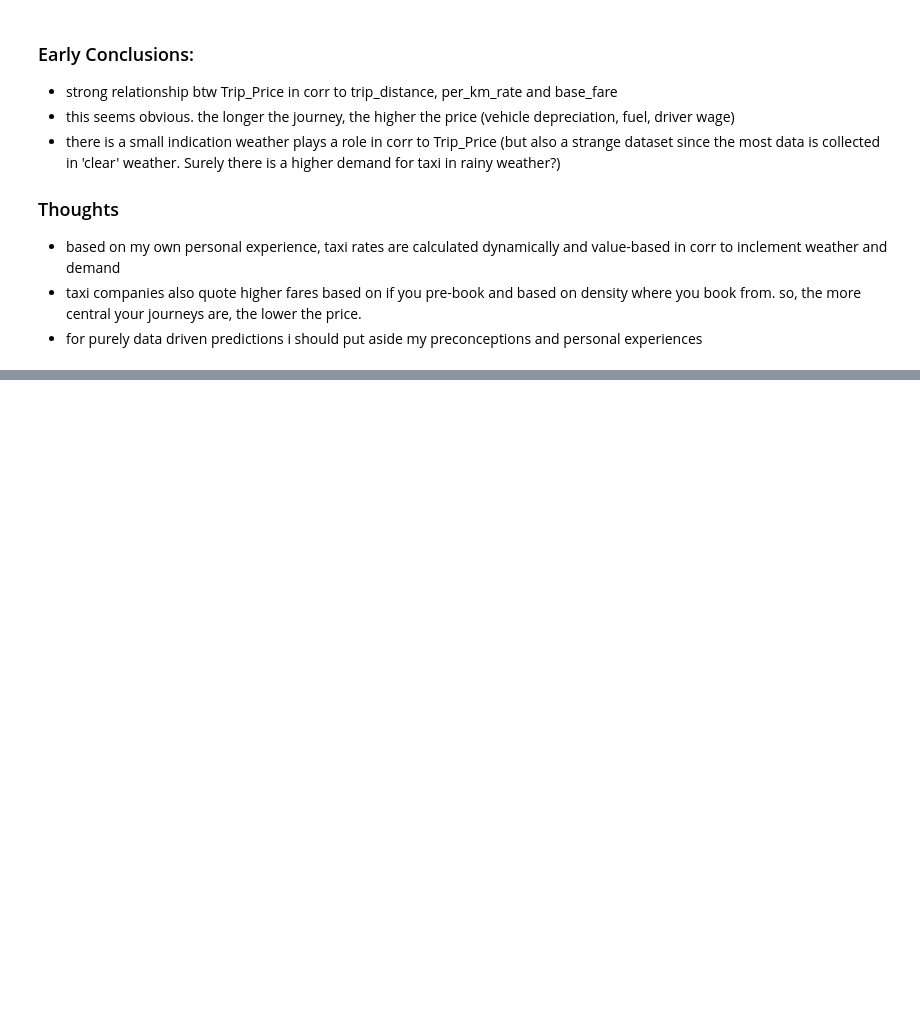
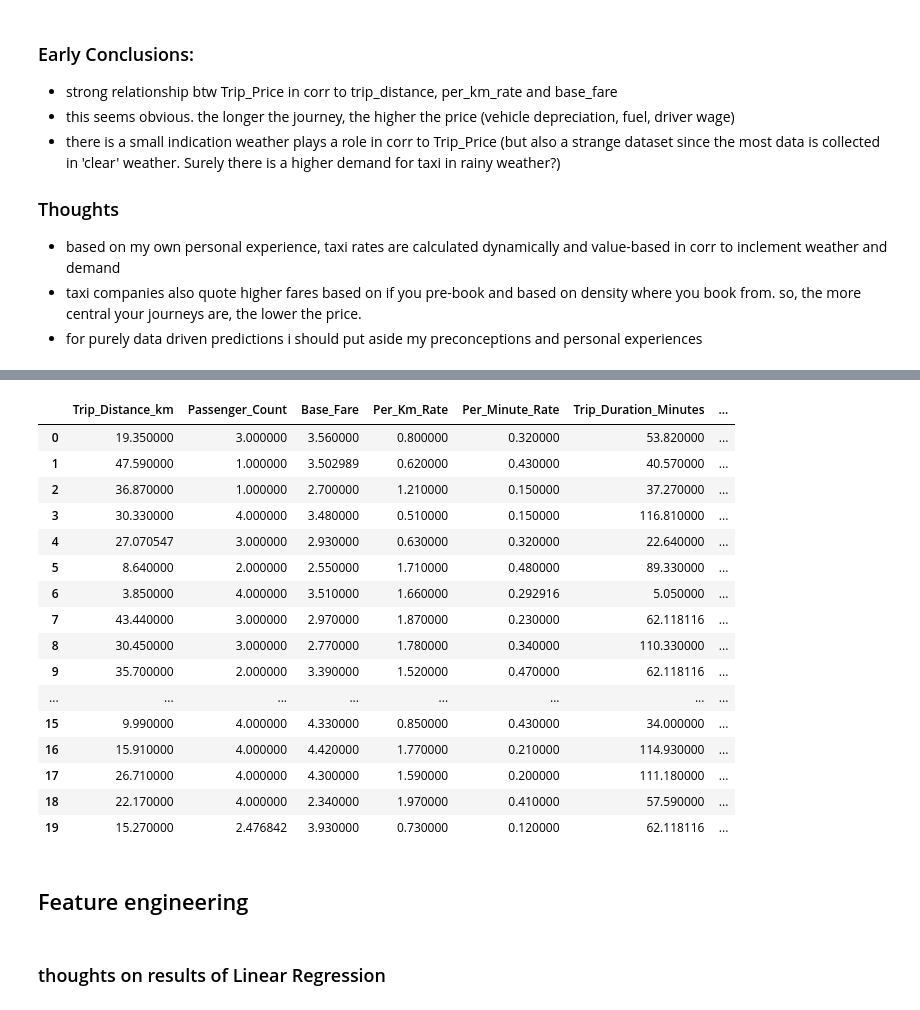
Before and after one commit to SusannaR11/taxipred-prediction-fullstack-SUSANNA-ROKKA-OPA24, a Jupyter notebook: explorations/eda.ipynb, the cells around one changed output, grey strips where cells are left out. Cells and saved outputs as stored; diff of their text form; code cells hidden in the pictures; blank space fills up the shorter version.

Commit message:
further eda. data set cleaned

```diff
--- a/explorations/eda.ipynb
+++ b/explorations/eda.ipynb
@@ -327,0 +559,24 @@ df_dummies
+# %%
+df_clean[:20]
+# %% [output]
+|  | Trip_Distance_km | Passenger_Count | Base_Fare | Per_Km_Rate | Per_Minute_Rate | Trip_Duration_Minutes | ... |
+| 0 | 19.350000 | 3.000000 | 3.560000 | 0.800000 | 0.320000 | 53.820000 | ... |
+| 1 | 47.590000 | 1.000000 | 3.502989 | 0.620000 | 0.430000 | 40.570000 | ... |
+| 2 | 36.870000 | 1.000000 | 2.700000 | 1.210000 | 0.150000 | 37.270000 | ... |
+| 3 | 30.330000 | 4.000000 | 3.480000 | 0.510000 | 0.150000 | 116.810000 | ... |
+| 4 | 27.070547 | 3.000000 | 2.930000 | 0.630000 | 0.320000 | 22.640000 | ... |
+| 5 | 8.640000 | 2.000000 | 2.550000 | 1.710000 | 0.480000 | 89.330000 | ... |
+| 6 | 3.850000 | 4.000000 | 3.510000 | 1.660000 | 0.292916 | 5.050000 | ... |
+| 7 | 43.440000 | 3.000000 | 2.970000 | 1.870000 | 0.230000 | 62.118116 | ... |
+| 8 | 30.450000 | 3.000000 | 2.770000 | 1.780000 | 0.340000 | 110.330000 | ... |
+| 9 | 35.700000 | 2.000000 | 3.390000 | 1.520000 | 0.470000 | 62.118116 | ... |
+| ... | ... | ... | ... | ... | ... | ... | ... |
+| 15 | 9.990000 | 4.000000 | 4.330000 | 0.850000 | 0.430000 | 34.000000 | ... |
+| 16 | 15.910000 | 4.000000 | 4.420000 | 1.770000 | 0.210000 | 114.930000 | ... |
+| 17 | 26.710000 | 4.000000 | 4.300000 | 1.590000 | 0.200000 | 111.180000 | ... |
+| 18 | 22.170000 | 4.000000 | 2.340000 | 1.970000 | 0.410000 | 57.590000 | ... |
+| 19 | 15.270000 | 2.476842 | 3.930000 | 0.730000 | 0.120000 | 62.118116 | ... |
+# %% [markdown]
+## Feature engineering
+# %% [markdown]
+### thoughts on results of Linear Regression
```
Also changed, not shown: parts of 34 cells of this notebook, 3 other files.
